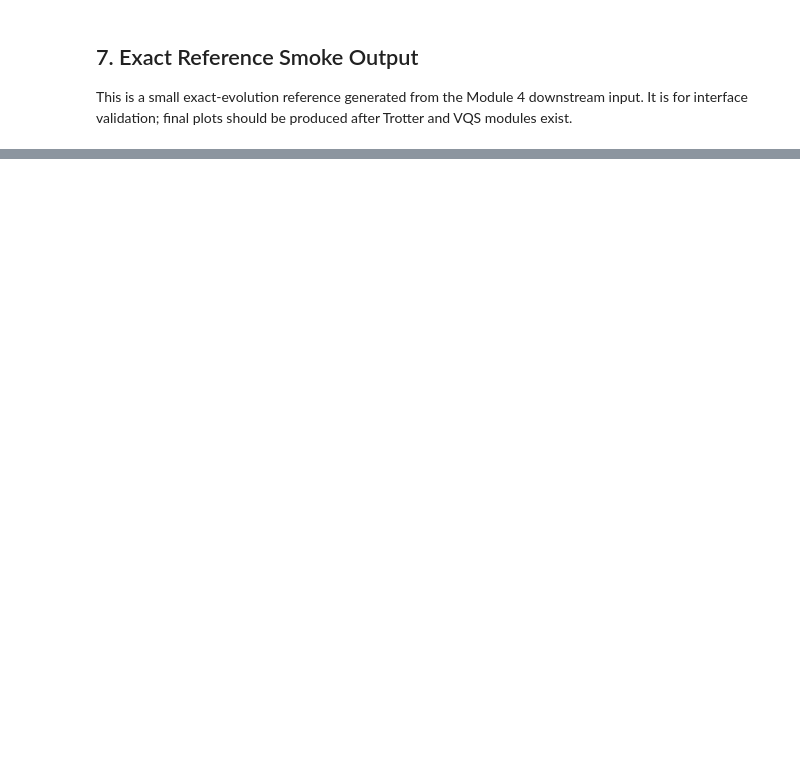
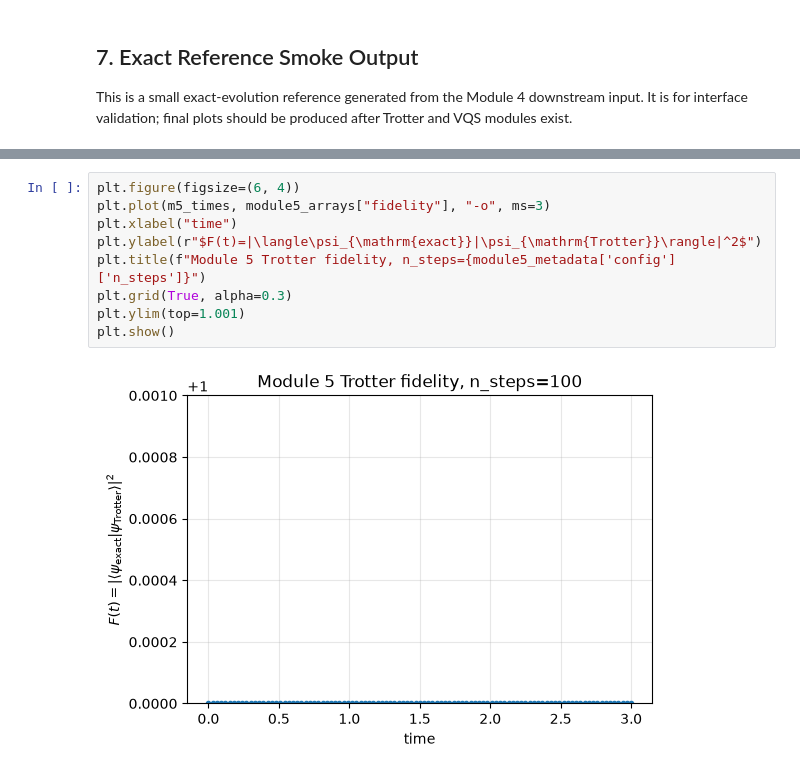
Before and after one commit to Renoir-J/235_Final_Project, a Jupyter notebook: code/main_skeleton.ipynb, the cells around one changed output, grey strips where cells are left out. Saved outputs shown, nothing was run; the diff lists cells and outputs as text; blank space fills up the shorter version.

```diff
--- a/code/main_skeleton.ipynb
+++ b/code/main_skeleton.ipynb
@@ -289,0 +576,11 @@ plt.show()
+# %%
+plt.figure(figsize=(6, 4))
+plt.plot(m5_times, module5_arrays["fidelity"], "-o", ms=3)
+plt.xlabel("time")
+plt.ylabel(r"$F(t)=|\langle\psi_{\mathrm{exact}}|\psi_{\mathrm{Trotter}}\rangle|^2$")
+plt.title(f"Module 5 Trotter fidelity, n_steps={module5_metadata['config']['n_steps']}")
+plt.grid(True, alpha=0.3)
+plt.ylim(top=1.001)
+plt.show()
+# %% [output]
+[figure, added]
```
Also changed, not shown: parts of 17 cells of this notebook, 5 other files.
